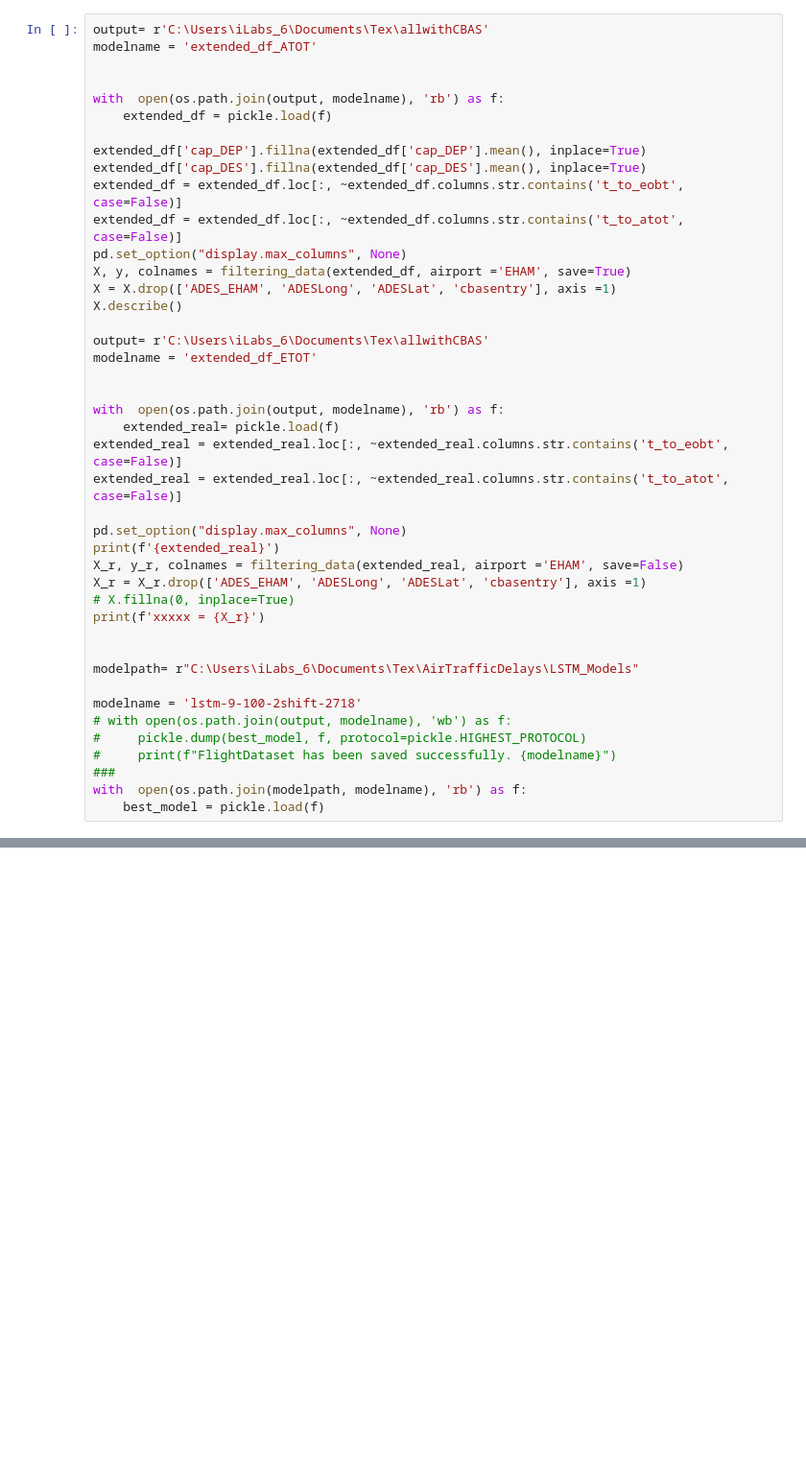
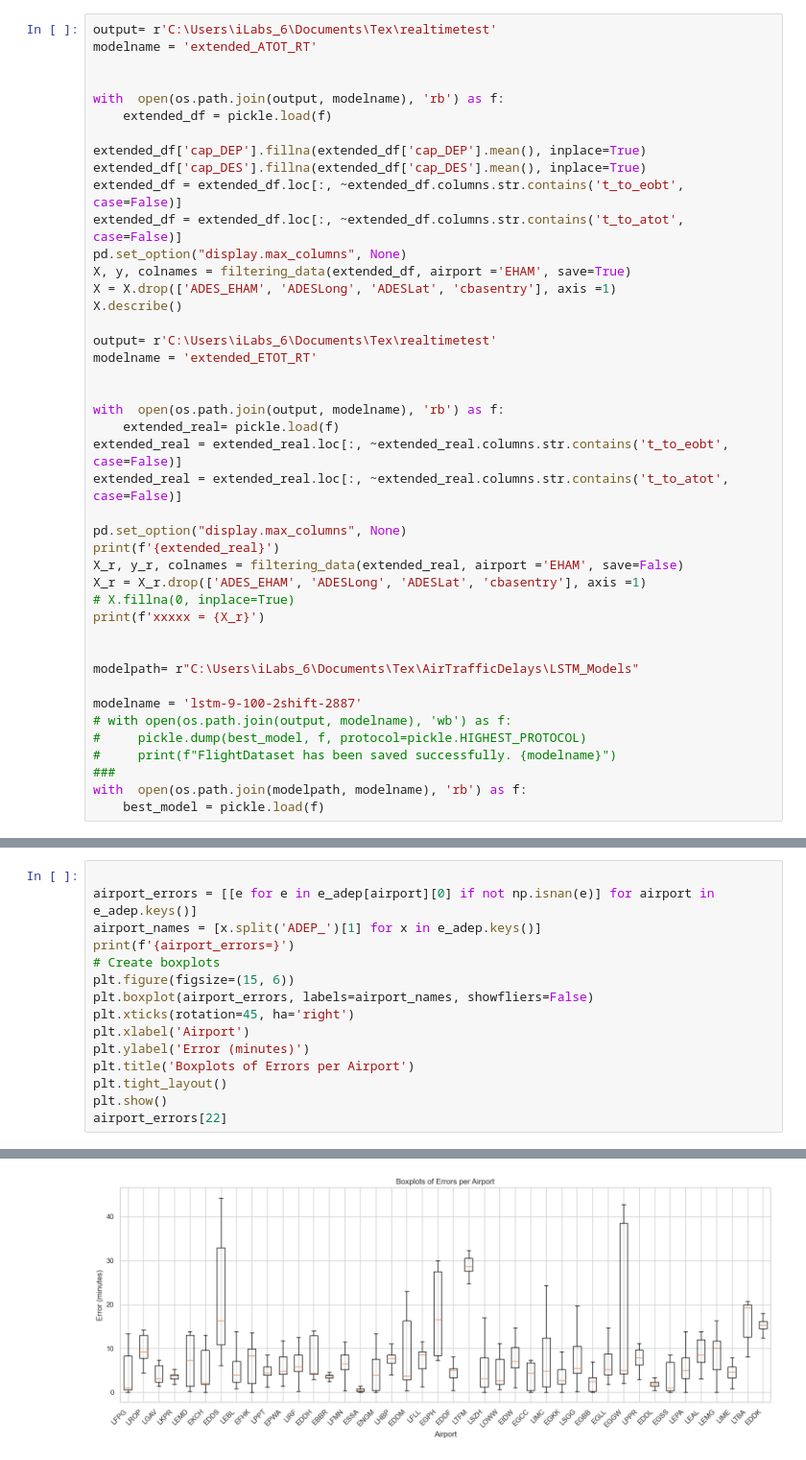
Before and after one commit to 0578Tex/AirTrafficDelay, a Jupyter notebook: analysis.ipynb, the cells around one changed output, grey strips where cells are left out. Shown: that part at 96% size. Saved outputs shown, nothing was run; the diff lists cells and outputs as text; blank space fills up the shorter version.

```diff
--- a/analysis.ipynb
+++ b/analysis.ipynb
@@ -19,6 +35,6 @@ warnings.simplefilter(action='ignore')
 # %%
-output= r'C:\Users\iLabs_6\Documents\Tex\allwithCBAS'
-modelname = 'extended_df_ATOT'
+output= r'C:\Users\iLabs_6\Documents\Tex\realtimetest'
+modelname = 'extended_ATOT_RT'
 
 
 with  open(os.path.join(output, modelname), 'rb') as f:
@@ -33,8 +49,8 @@ X, y, colnames = filtering_data(extended_df, airport ='EHAM', save=True)
 X = X.drop(['ADES_EHAM', 'ADESLong', 'ADESLat', 'cbasentry'], axis =1)
 X.describe()
 
-output= r'C:\Users\iLabs_6\Documents\Tex\allwithCBAS'
-modelname = 'extended_df_ETOT'
+output= r'C:\Users\iLabs_6\Documents\Tex\realtimetest'
+modelname = 'extended_ETOT_RT'
 
 
 with  open(os.path.join(output, modelname), 'rb') as f:
@@ -52,7 +68,7 @@ print(f'xxxxx = {X_r}')
 
 modelpath= r"C:\Users\iLabs_6\Documents\Tex\AirTrafficDelays\LSTM_Models"
 
-modelname = 'lstm-9-100-2shift-2718'
+modelname = 'lstm-9-100-2shift-2887'
 # with open(os.path.join(output, modelname), 'wb') as f:
 #     pickle.dump(best_model, f, protocol=pickle.HIGHEST_PROTOCOL)
 #     print(f"FlightDataset has been saved successfully. {modelname}")
@@ -217,0 +658,16 @@ etodeplist = get_ETO_DEP(extended_df)
+# %%
+
+airport_errors = [[e for e in e_adep[airport][0] if not np.isnan(e)] for airport in e_adep.keys()]
+airport_names = [x.split('ADEP_')[1] for x in e_adep.keys()]
+print(f'{airport_errors=}')
+# Create boxplots
+plt.figure(figsize=(15, 6))
+plt.boxplot(airport_errors, labels=airport_names, showfliers=False)
+plt.xticks(rotation=45, ha='right')
+plt.xlabel('Airport')
+plt.ylabel('Error (minutes)')
+plt.title('Boxplots of Errors per Airport')
+plt.tight_layout()
+plt.show()
+airport_errors[22]
+# %% [output]
@@ -217,0 +675 @@ etodeplist = get_ETO_DEP(extended_df)
+[figure, added]
```
Also changed, not shown: parts of 17 cells of this notebook, 10 other files.
